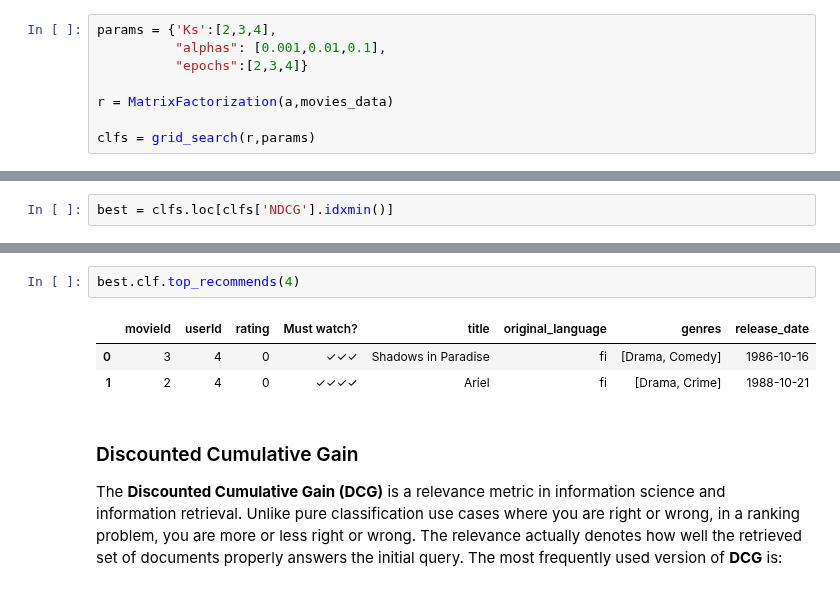
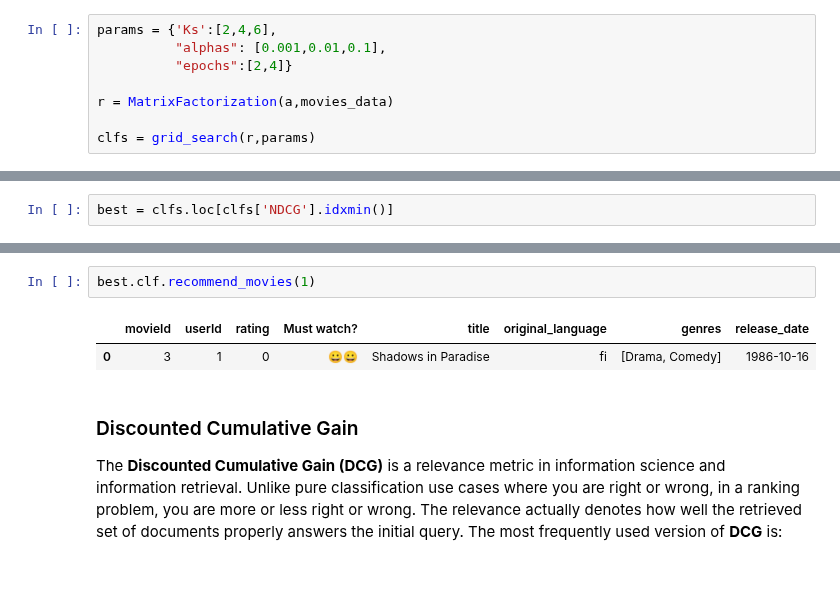
Before and after one commit to carlosgeovany/MachineLearning, a Jupyter notebook: RecommenderSystem.ipynb, the cells around one changed output, grey strips where cells are left out. Cells and saved outputs as stored; diff of their text form.

````diff
--- a/RecommenderSystem.ipynb
+++ b/RecommenderSystem.ipynb
@@ -341,9 +341,9 @@ a.columns.names = ['movieId']
 # %% [markdown]
 #### To find the best parameters we build the method ```grid_search()``` train the models with user defined parameters as inputs.
 # %%
-params = {'Ks':[2,3,4],
+params = {'Ks':[2,4,6],
           "alphas": [0.001,0.01,0.1],
-          "epochs":[2,3,4]}
+          "epochs":[2,4]}
 
 r = MatrixFactorization(a,movies_data)
 
@@ -394,9 +395,8 @@ array([[3.76311972, 0.95884129, 0.        , 0.41458324],
 # %%
-best.clf.top_recommends(4)
+best.clf.recommend_movies(1)
 # %% [output]
 |  | movieId | userId | rating | Must watch? | title | original_language | genres | release_date |
-| 0 | 3 | 4 | 0 | ✓✓✓ | Shadows in Paradise | fi | [Drama, Comedy] | 1986-10-16 |
-| 1 | 2 | 4 | 0 | ✓✓✓✓ | Ariel | fi | [Drama, Crime] | 1988-10-21 |
+| 0 | 3 | 1 | 0 | 😀😀 | Shadows in Paradise | fi | [Drama, Comedy] | 1986-10-16 |
 # %% [markdown]
 ### Discounted Cumulative Gain
 
````
Also changed, not shown: parts of 11 cells of this notebook, 1 other file.
